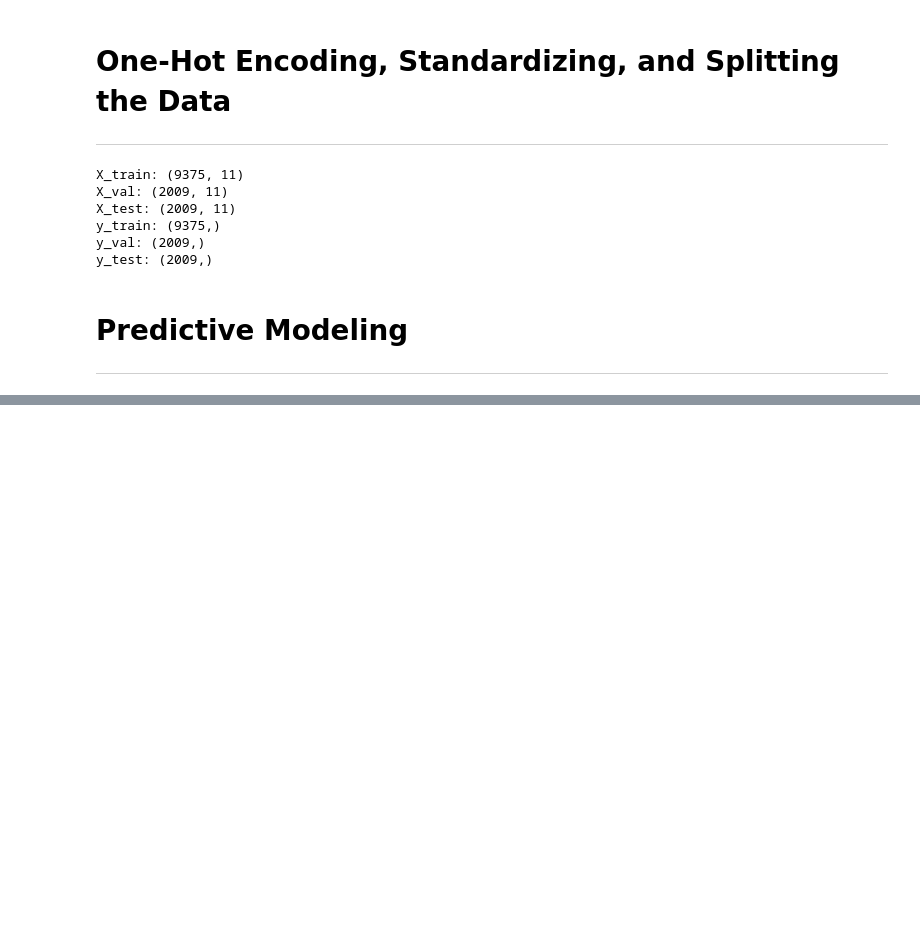
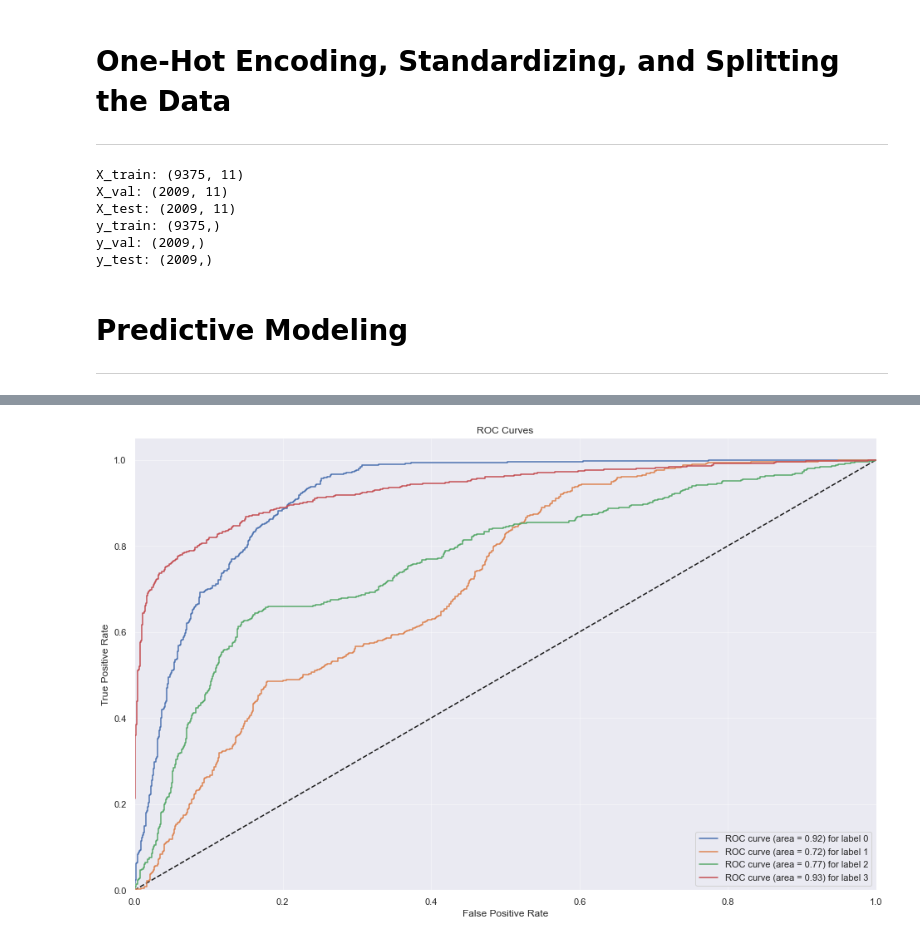
Before and after one commit to kcwerks/Body-Performance-Data-Analysis-and-Modeling, a Jupyter notebook: bodyperformance.ipynb, the cells around one changed output, grey strips where cells are left out. Cells and saved outputs as stored; diff of their text form; code cells hidden in the pictures; blank space fills up the shorter version.

```diff
--- a/bodyperformance.ipynb
+++ b/bodyperformance.ipynb
@@ -223,0 +317,3 @@ y_test: (2009,)
+# %%
+poly_svc_clf = SVC(kernel = "poly")
+poly_svc_clf.fit(X_train, y_train)
@@ -223,0 +345,4 @@ y_test: (2009,)
+# %%
+plot_multiclass_roc(poly_svc_clf, X_val, y_val, n_classes = 4, figsize = (16, 10))
+# %% [output]
+[figure, added]
```
Also changed, not shown: parts of 44 cells of this notebook.
